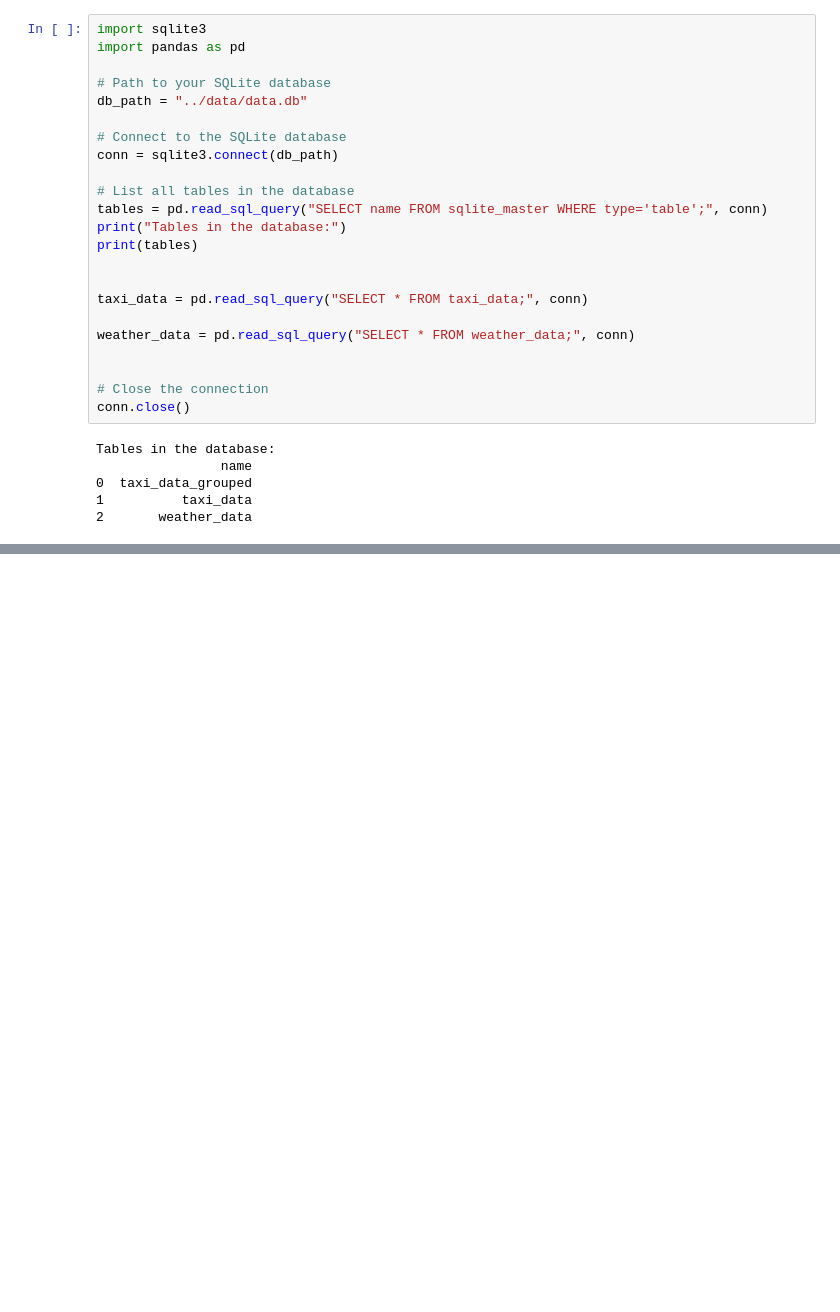
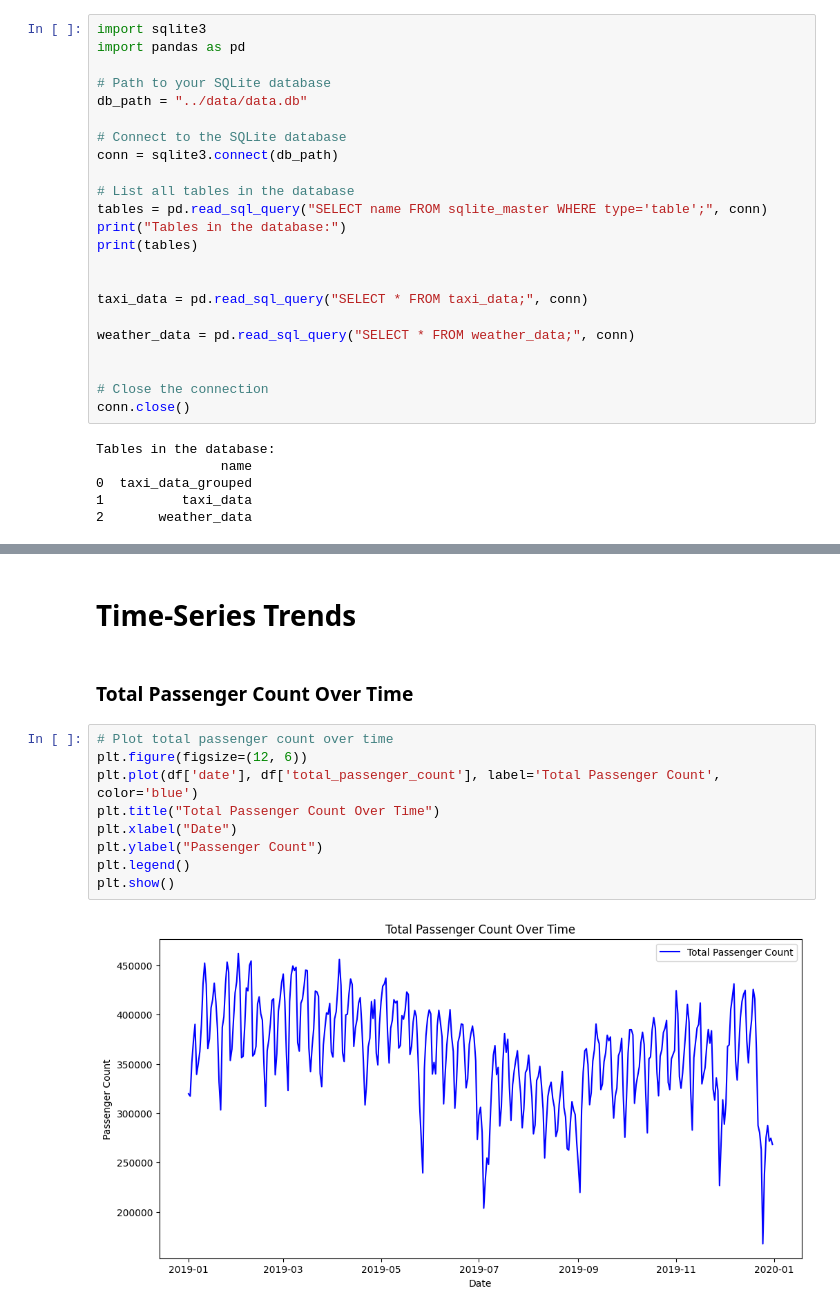
Before and after one commit to dhavalrm96/MADE_Project_DhavalM_23230953, a Jupyter notebook: project/anaysis.ipynb, the cells around one changed output, grey strips where cells are left out. Cells and saved outputs as stored; diff of their text form; blank space fills up the shorter version.

```diff
--- a/project/anaysis.ipynb
+++ b/project/anaysis.ipynb
@@ -389,0 +209,15 @@ plt.show()
+# %% [markdown]
+# Time-Series Trends
+# %% [markdown]
+### Total Passenger Count Over Time
+# %%
+# Plot total passenger count over time
+plt.figure(figsize=(12, 6))
+plt.plot(df['date'], df['total_passenger_count'], label='Total Passenger Count', color='blue')
+plt.title("Total Passenger Count Over Time")
+plt.xlabel("Date")
+plt.ylabel("Passenger Count")
+plt.legend()
+plt.show()
+# %% [output]
+[figure, added]
```
Also changed, not shown: parts of 49 cells of this notebook, 1 other file.
